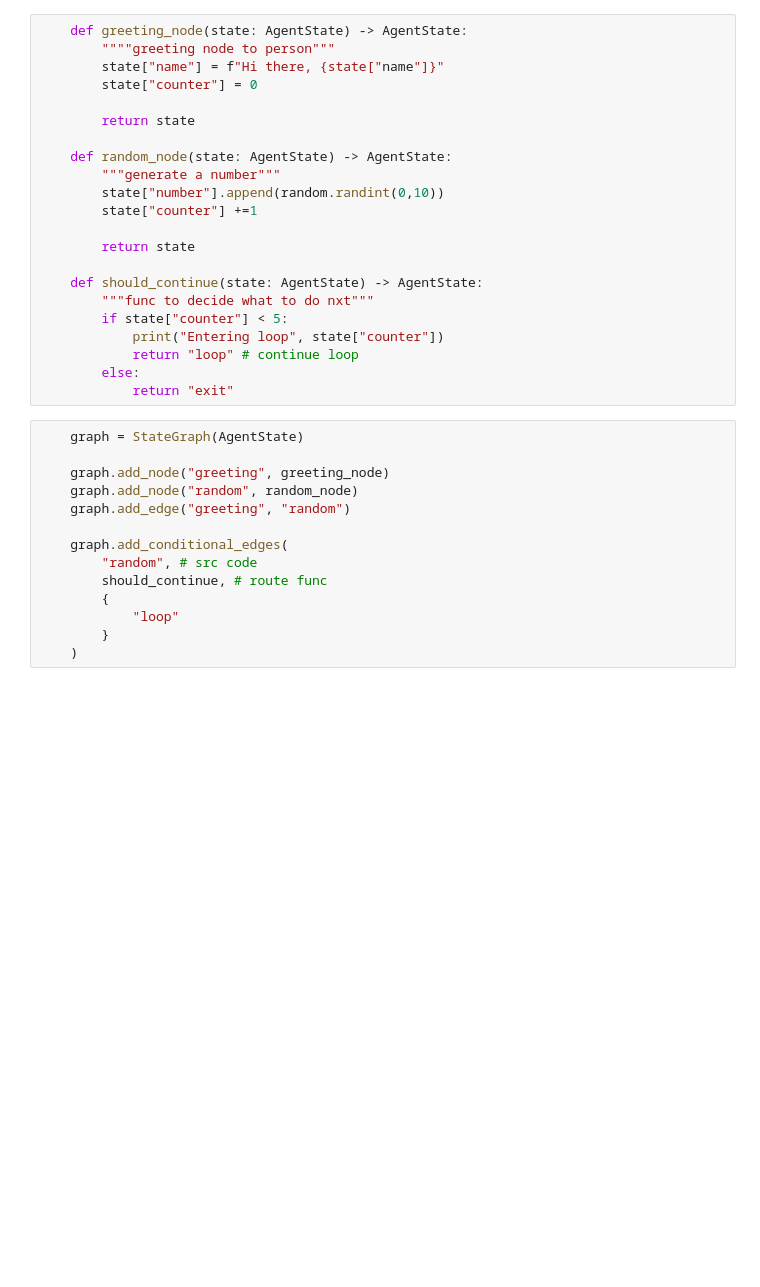
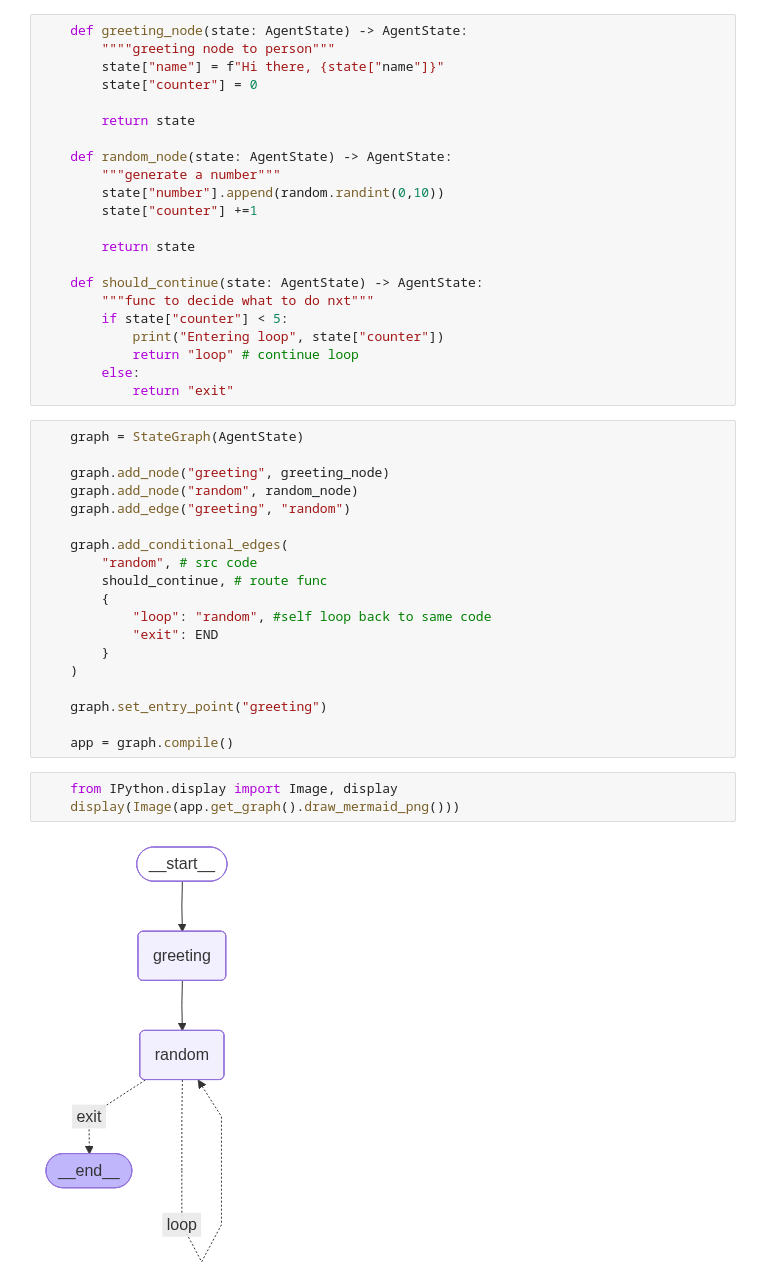
Before and after one commit to fb0801/Python-AI-Agent, a Jupyter notebook: looping.ipynb, the cells around one changed output. Cells and saved outputs as stored; diff of their text form; blank space fills up the shorter version.

```diff
--- a/looping.ipynb
+++ b/looping.ipynb
@@ -40,6 +40,16 @@ class AgentState(TypedDict):
         "random", # src code
         should_continue, # route func
         {
-            "loop"
+            "loop": "random", #self loop back to same code
+            "exit": END
         }
     )
+
+    graph.set_entry_point("greeting")
+
+    app = graph.compile()
+# %%
+    from IPython.display import Image, display
+    display(Image(app.get_graph().draw_mermaid_png()))
+# %% [output]
+[figure, added]
```
Also changed, not shown: parts of 2 cells of this notebook, 2 other files.
